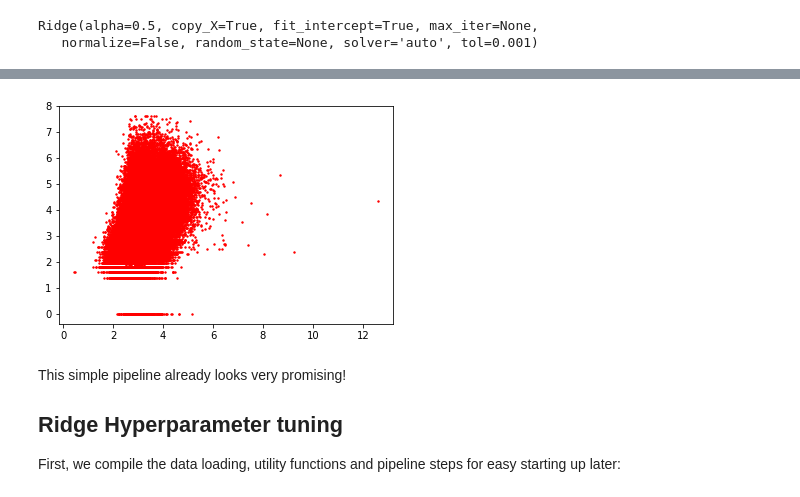
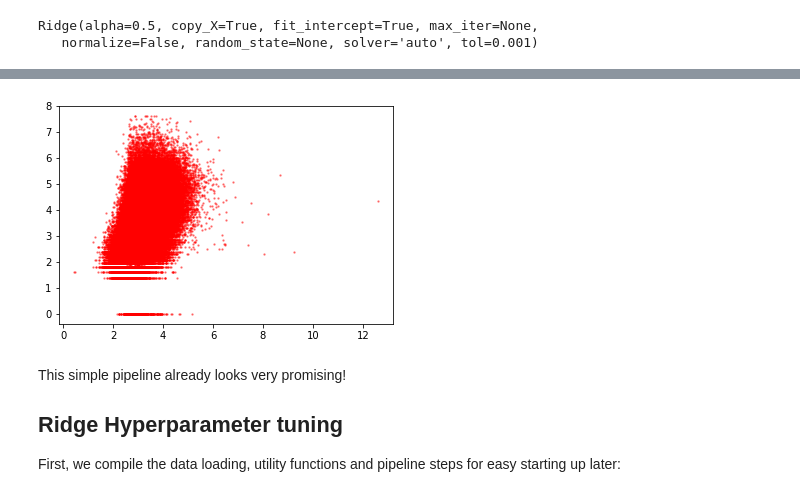
Before and after one commit to ayguno/Kaggle-Mercari-Price-Suggestion-Challenge, a Jupyter notebook: Kaggle Mercari Price Suggestion Challenge IPython Kernel.ipynb, the cells around one changed output, grey strips where cells are left out. Cells and saved outputs as stored; diff of their text form; code cells hidden in the pictures.

```diff
--- a/Kaggle Mercari Price Suggestion Challenge IPython Kernel.ipynb
+++ b/Kaggle Mercari Price Suggestion Challenge IPython Kernel.ipynb
@@ -334,8 +334,9 @@ np.sqrt(mean_squared_error(y_train,y_pred1))
 # %%
-plt.scatter(y_pred1,y_train, s = 2, c = "r")
+import matplotlib.pyplot as plt
+plt.scatter(y_pred1,y_train, s = 2, c = "r", alpha = 0.4)
 plt.show()
 # %% [output]
-[figure, old version]
+[figure, new version]
 # %% [markdown]
 This simple pipeline already looks very promising!
 
```
Also changed, not shown: parts of 10 cells of this notebook.
